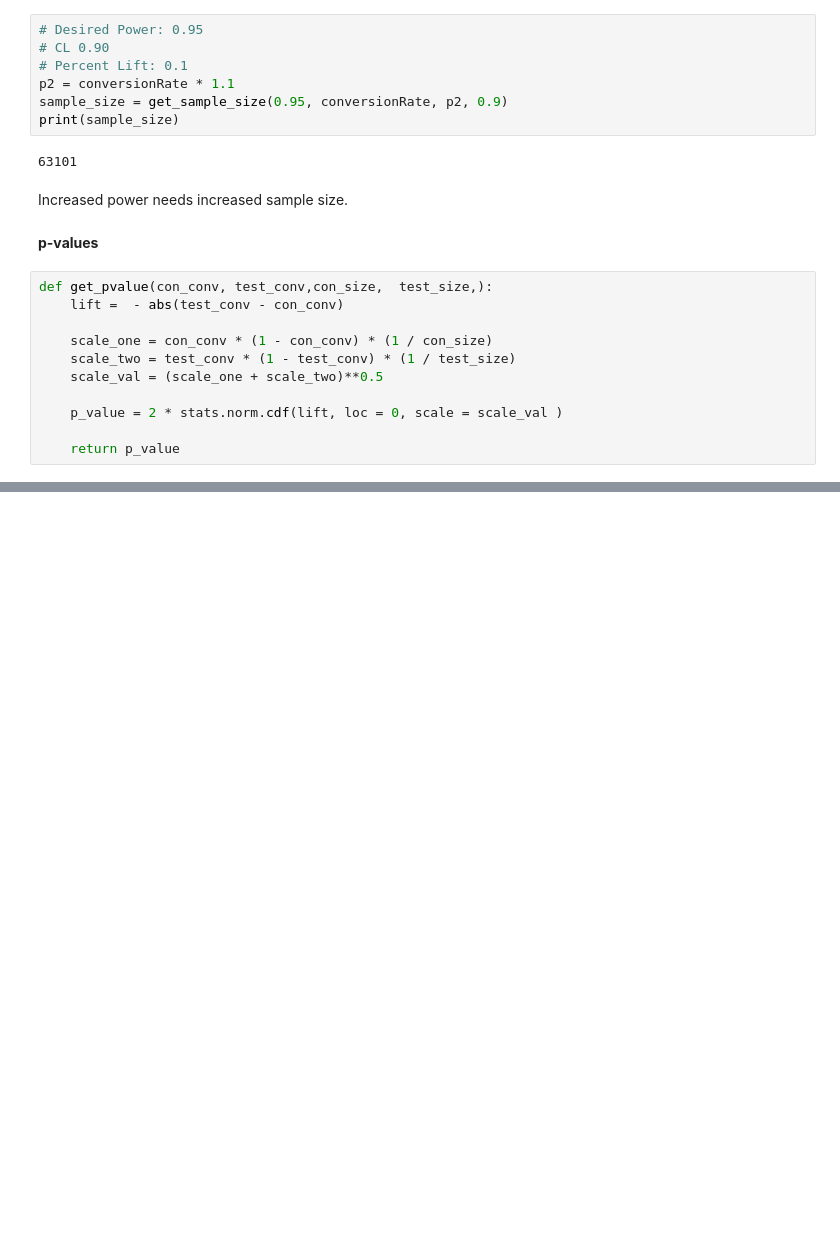
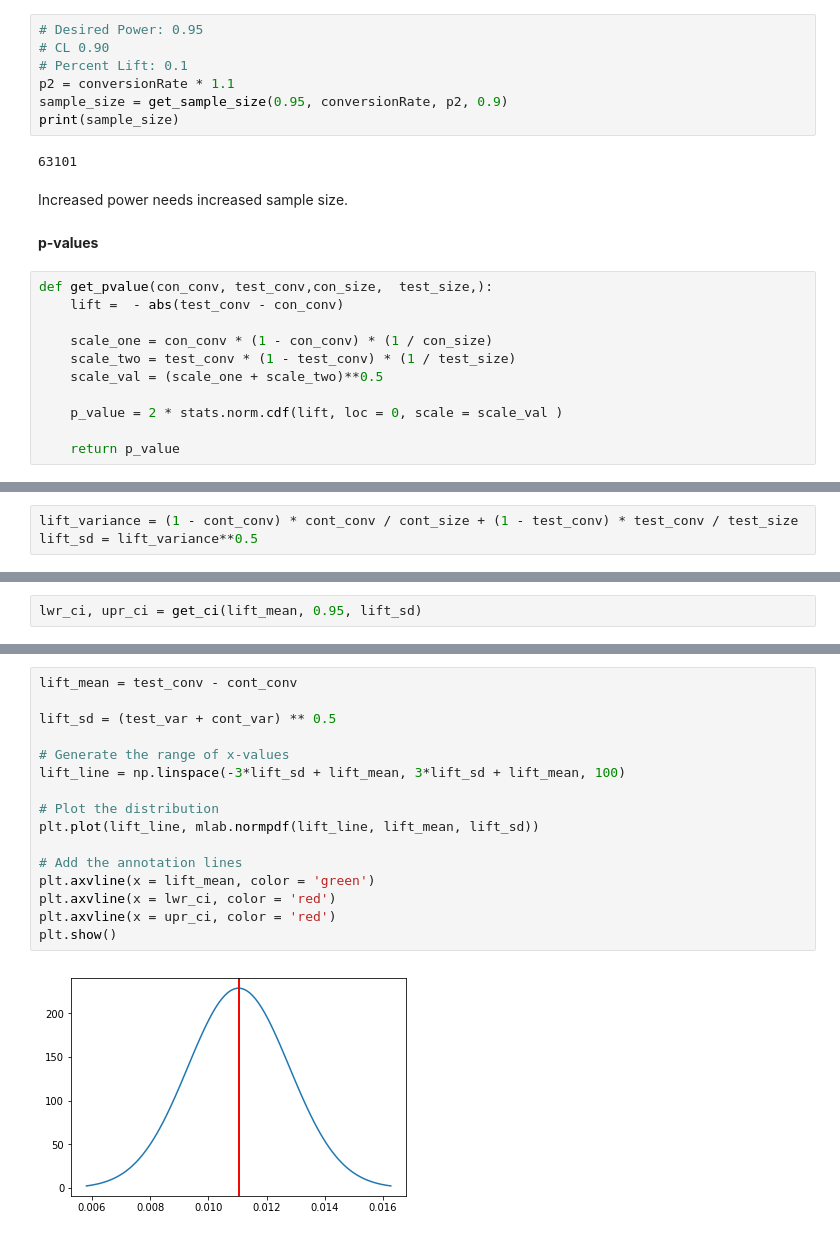
Before and after one commit to sushant2811/customerAnalyticsWithA-BTesting, a Jupyter notebook: customerAnalyticsWithA-BTesting.ipynb, the cells around one changed output, grey strips where cells are left out. Saved outputs shown, nothing was run; the diff lists cells and outputs as text; blank space fills up the shorter version.

```diff
--- a/customerAnalyticsWithA-BTesting.ipynb
+++ b/customerAnalyticsWithA-BTesting.ipynb
@@ -812,0 +821,3 @@ def get_ci(value, alpha, sigma):
+# %%
+lift_variance = (1 - cont_conv) * cont_conv / cont_size + (1 - test_conv) * test_conv / test_size
+lift_sd = lift_variance**0.5
@@ -812,0 +841,2 @@ def get_ci(value, alpha, sigma):
+# %%
+lwr_ci, upr_ci = get_ci(lift_mean, 0.95, lift_sd)
@@ -812,0 +851,18 @@ def get_ci(value, alpha, sigma):
+# %%
+lift_mean = test_conv - cont_conv
+
+lift_sd = (test_var + cont_var) ** 0.5
+
+# Generate the range of x-values
+lift_line = np.linspace(-3*lift_sd + lift_mean, 3*lift_sd + lift_mean, 100)
+
+# Plot the distribution
+plt.plot(lift_line, mlab.normpdf(lift_line, lift_mean, lift_sd))
+
+# Add the annotation lines
+plt.axvline(x = lift_mean, color = 'green')
+plt.axvline(x = lwr_ci, color = 'red')
+plt.axvline(x = upr_ci, color = 'red')
+plt.show()
+# %% [output]
+[figure, added]
```
Also changed, not shown: parts of 7 cells of this notebook.
